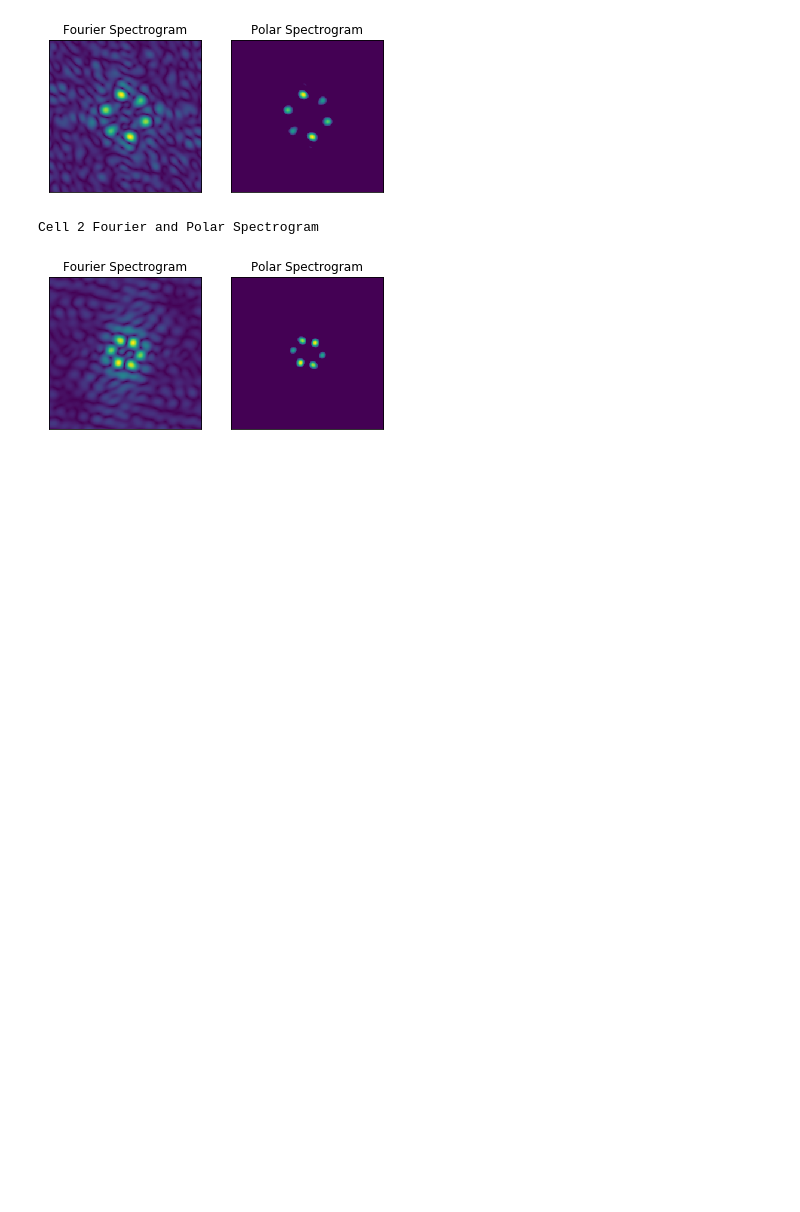
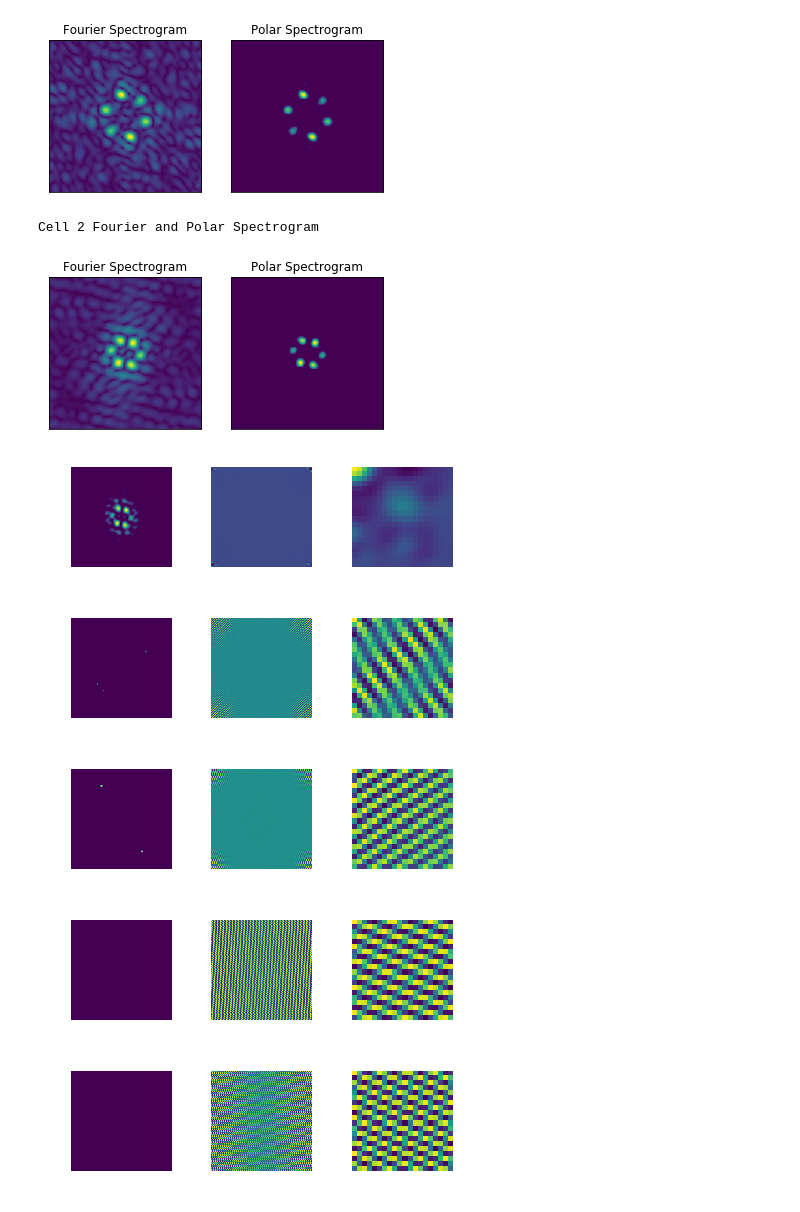
Before and after one commit to phoebeso/mec-cell-classification, a Jupyter notebook: mec_cell_classification.ipynb, the cells around one changed output. Saved outputs shown, nothing was run; the diff lists cells and outputs as text; code cells hidden in the pictures; blank space fills up the shorter version.

```diff
--- a/mec_cell_classification.ipynb
+++ b/mec_cell_classification.ipynb
@@ -233,3 +236,11 @@ Cell 2 Fourier and Polar Spectrogram
 [figure]
 # %%
 polarComponents = analyze_fourier(fourierSpectrogram, polarSpectrogram)
+
+plot_polar_components(polarComponents)
+# %% [output]
+[figure, added]
+[figure, added]
+[figure, added]
+[figure, added]
+[figure, added]
```
Also changed, not shown: parts of 16 cells of this notebook.
